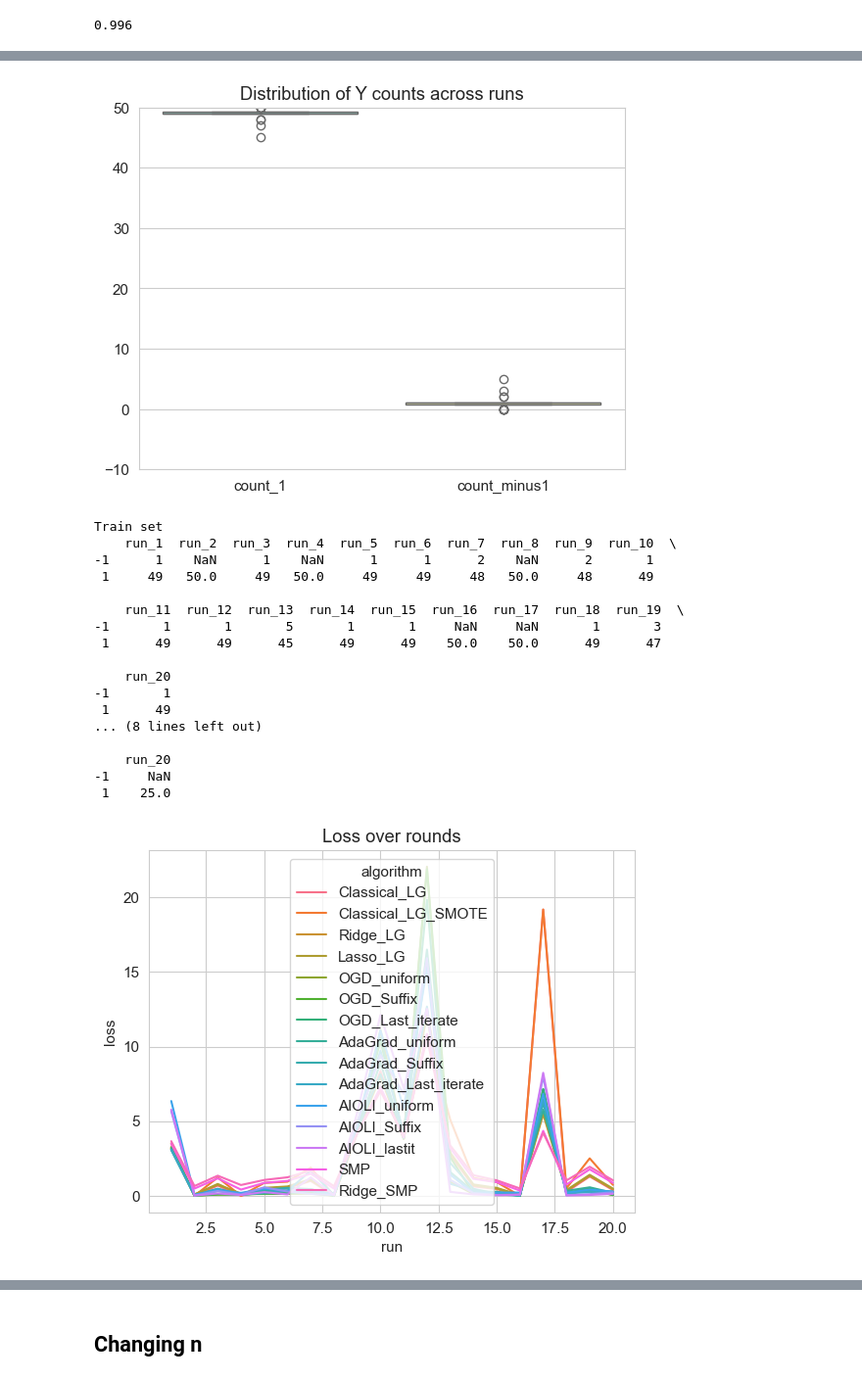
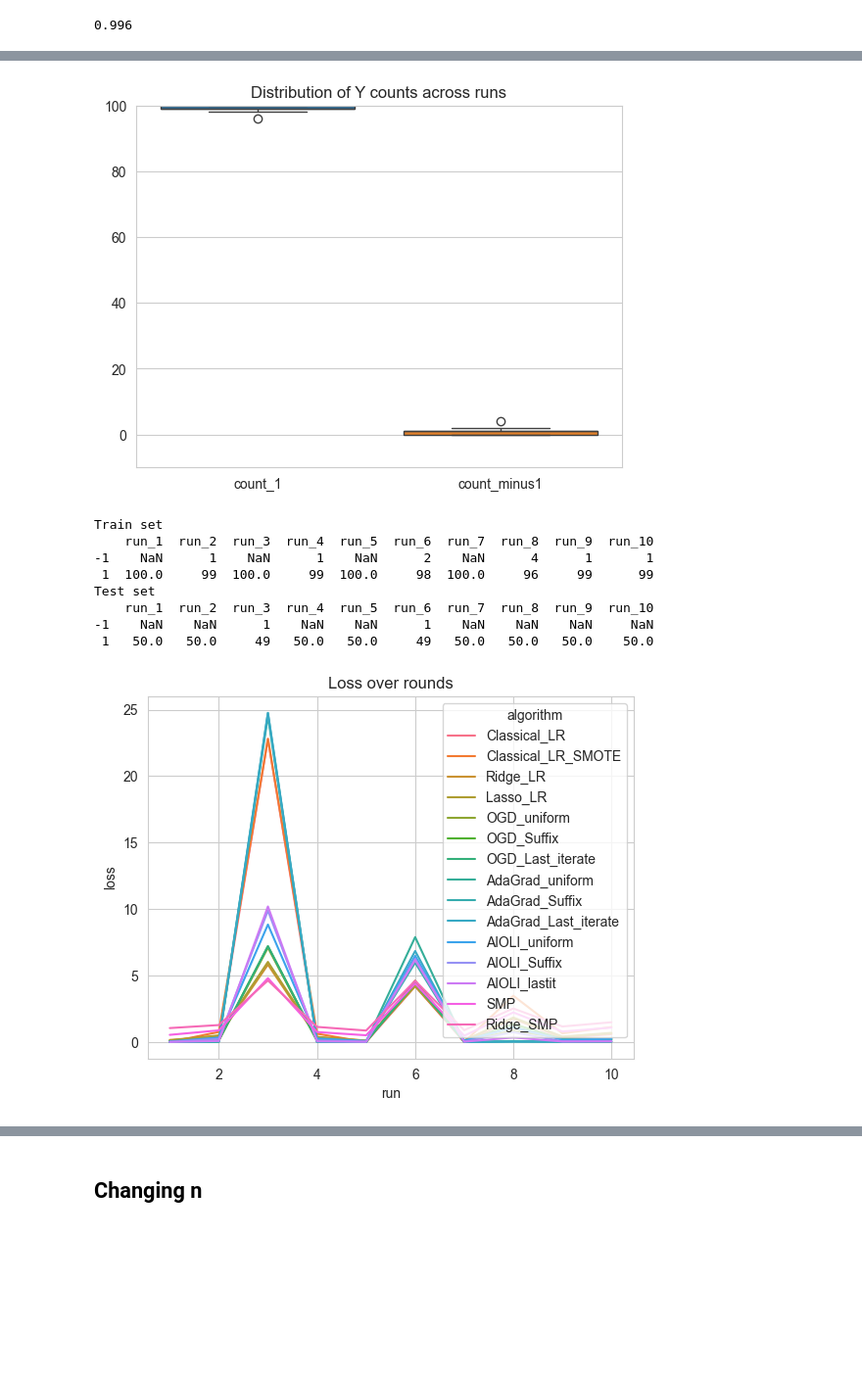
Before and after one commit to mcanela1/Thesis_Online-to-batch_Logistic-Regression, a Jupyter notebook: Algorithms.ipynb, the cells around one changed output, grey strips where cells are left out. Shown at 98% size. Saved outputs shown, nothing was run; the diff lists cells and outputs as text; code cells hidden in the pictures; blank space fills up the shorter version.

```diff
--- a/Algorithms.ipynb
+++ b/Algorithms.ipynb
@@ -211,7 +203,7 @@ def generate_data(setting, balanced = True, seed = 30, n = default_n, x_means =
             x = xy[:,0]
             y = xy[:,1]
             x = x.reshape(full_n,1)
-        case "binary_x":
+        case "binomial_x":
             d = 1
             p_i = rng.uniform(0.1,0.9, d)
             n_i = rng.uniform(1,10, d).astype(int)
@@ -1457,15 +1374,15 @@ def run_simulation(cfg: SimulationConfig):
 
         # Run algorithms
         ogd = online_gd(data_y=y_train, data_x=x_train, B=B)
-        adagrad = online_AdaGrad(data_y=y_train, data_x=x_train, B_vector = np.repeat(1,d))
+        adagrad = online_AdaGrad(data_y=y_train, data_x=x_train, B_vector = np.repeat(5,d))
         aioli_model = AIOLI()
         ai = aioli_model.fit(data_y=y_train, data_x=x_train, X=X, B=B/13, minimize_method = minimize_method)
-        classic_lg = classic_logistic_regression(data_x=x_train, data_y=y_train)
-        ridge_lg = ridge_logistic_regression(data_x=x_train, data_y=y_train)
-        lasso_lg = lasso_logistic_regression(data_x=x_train, data_y=y_train)
+        classic_LR = classic_logistic_regression(data_x=x_train, data_y=y_train)
+        ridge_LR = ridge_logistic_regression(data_x=x_train, data_y=y_train)
+        lasso_LR = lasso_logistic_regression(data_x=x_train, data_y=y_train)
         smp = sample_minmax_predictor(x_train, y_train)
         ridge_smp = ridge_sample_minmax_predictor(x_train, y_train)
-        classic_lg_smote = classic_logistic_regression(data_x=smote_x, data_y=smote_y)
+        classic_LR_smote = classic_logistic_regression(data_x=smote_x, data_y=smote_y)
 
 
         # OTB estimates
@@ -1495,20 +1412,20 @@ def run_simulation(cfg: SimulationConfig):
         loss_AIOLI_lastit_test = aioli_model.new_data_loss(new_data_x=x_test, new_data_y=y_test, OTB_method="last_iterate")["loss"]
 
         # Logistic Regression
-        loss_LG_test = log_loss(classic_lg["Batch_estimate"], x_test, y_test)
-        loss_LG_smote_test = log_loss(classic_lg_smote["Batch_estimate"], x_test, y_test)
-        loss_LG_Ridge_test = log_loss(ridge_lg["Batch_estimate"],   x_test, y_test)
-        loss_LG_Lasso_test = log_loss(lasso_lg["Batch_estimate"],   x_test, y_test)
+        loss_LR_test = log_loss(classic_LR["Batch_estimate"], x_test, y_test)
+        loss_LR_smote_test = log_loss(classic_LR_smote["Batch_estimate"], x_test, y_test)
+        loss_LR_Ridge_test = log_loss(ridge_LR["Batch_estimate"],   x_test, y_test)
+        loss_LR_Lasso_test = log_loss(lasso_LR["Batch_estimate"],   x_test, y_test)
 
         # SMP
         smp_result = smp.get_new_loss(x_test, y_test)
         ridge_smp_result = ridge_smp.get_new_loss(x_test, y_test)
 
         algorithms_test = {
-            "Classical_LG":  {"loss": loss_LG_test},
-            "Classical_LG_SMOTE":      {"loss": loss_LG_smote_test},
-            "Ridge_LG":      {"loss": loss_LG_Ridge_test},
-            "Lasso_LG":      {"loss": loss_LG_Lasso_test},
+            "Classical_LR":  {"loss": loss_LR_test},
+            "Classical_LR_SMOTE":      {"loss": loss_LR_smote_test},
+            "Ridge_LR":      {"loss": loss_LR_Ridge_test},
+            "Lasso_LR":      {"loss": loss_LR_Lasso_test},
             "OGD_uniform": {"loss": loss_OGD_uniform_test},
             "OGD_Suffix":  {"loss": loss_OGD_Suffix_test},
             "OGD_Last_iterate": {"loss": loss_OGD_lastit_test},
@@ -2373,14 +2374,13 @@ compare_settings(
 # %% [output]
 0.996
 # %%
-binary_unbalanced = SimulationConfig(
-    sim_setting = "binary_x",
-    n = 50,
-    runs = 20,
+binomial_unbalanced = SimulationConfig(
+    sim_setting = "binomial_x",
+    n = 100,
     d = 1,
     sim_balanced= False
 )
 
-binary_unbalanced_result = run_simulation(binary_unbalanced)
-print_results(binary_unbalanced_result)
+binomial_unbalanced_result = run_simulation(binomial_unbalanced)
+print_results(binomial_unbalanced_result)
 # %% [output]
@@ -2421,25 +2421,16 @@ Total time: 0:01:01.324709
 # %%
-plot_results(binary_unbalanced_result, n = 50)
+plot_results(binomial_unbalanced_result, n = 100)
 # %% [output]
-[figure, old version]
+[figure, new version]
 Train set
-    run_1  run_2  run_3  run_4  run_5  run_6  run_7  run_8  run_9  run_10  \
--1      1    NaN      1    NaN      1      1      2    NaN      2       1
- 1     49   50.0     49   50.0     49     49     48   50.0     48      49
-
-    run_11  run_12  run_13  run_14  run_15  run_16  run_17  run_18  run_19  \
--1       1       1       5       1       1     NaN     NaN       1       3
- 1      49      49      45      49      49    50.0    50.0      49      47
-
-    run_20
--1       1
- 1      49
-... (8 lines left out)
-
-    run_20
--1     NaN
- 1    25.0
+    run_1  run_2  run_3  run_4  run_5  run_6  run_7  run_8  run_9  run_10
+-1    NaN      1    NaN      1    NaN      2    NaN      4      1       1
+ 1  100.0     99  100.0     99  100.0     98  100.0     96     99      99
+Test set
+    run_1  run_2  run_3  run_4  run_5  run_6  run_7  run_8  run_9  run_10
+-1    NaN    NaN      1    NaN    NaN      1    NaN    NaN    NaN     NaN
+ 1   50.0   50.0     49   50.0   50.0     49   50.0   50.0   50.0    50.0
-[figure, old version]
+[figure, new version]
 # %%
 well_specified_unbalanced = SimulationConfig(
     sim_setting = "well specified",
```
Also changed, not shown: parts of 67 cells of this notebook.
